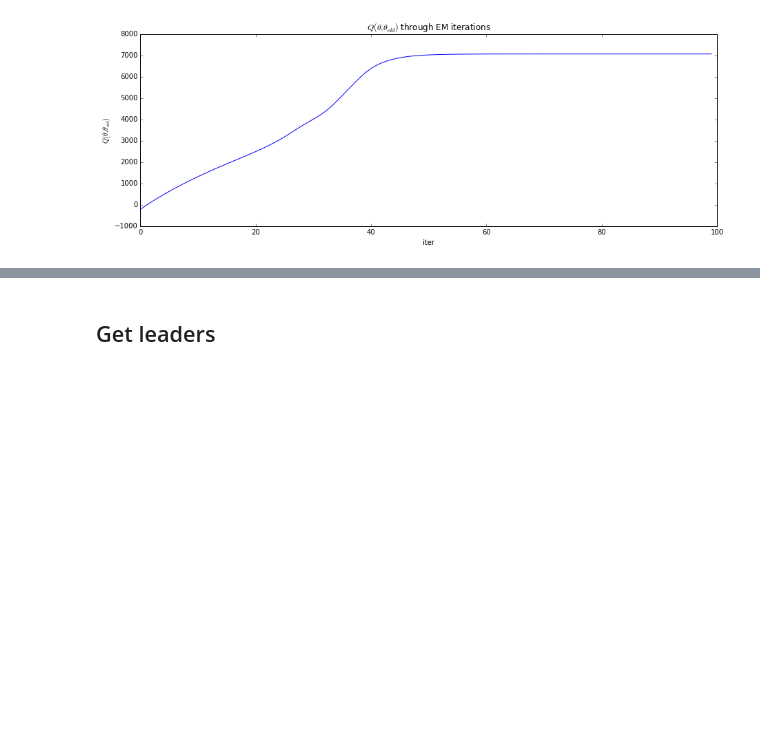
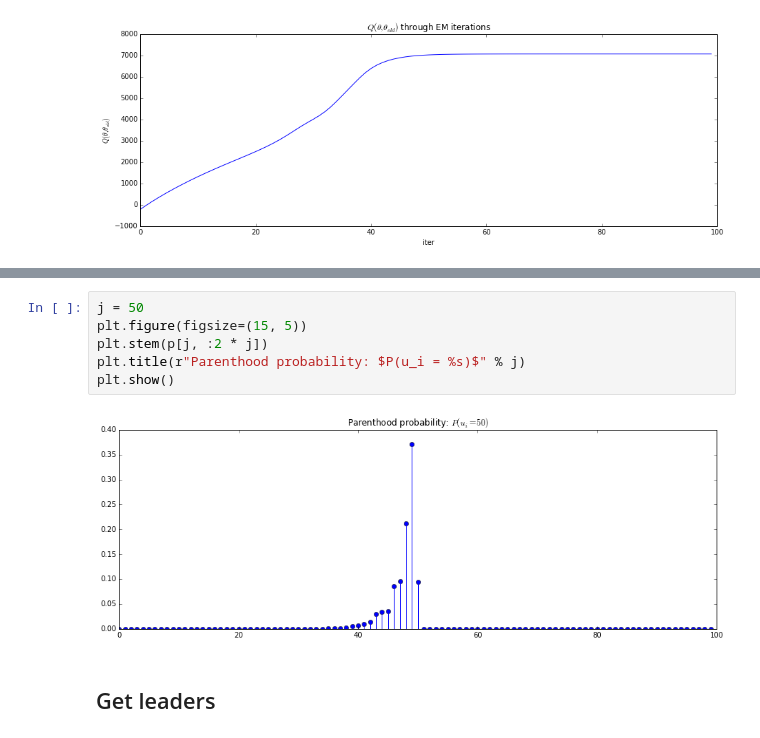
Before and after one commit to CompSquad/hawkes-clustering, a Jupyter notebook: Hawkes.ipynb, the cells around one changed output, grey strips where cells are left out. Drawn from its saved outputs; the diff is of its cells as text; blank space fills up the shorter version.

```diff
--- a/Hawkes.ipynb
+++ b/Hawkes.ipynb
@@ -65,3 +72,11 @@ plt.show()
+# %%
+j = 50
+plt.figure(figsize=(15, 5))
+plt.stem(p[j, :2 * j])
+plt.title(r"Parenthood probability: $P(u_i = %s)$" % j)
+plt.show()
+# %% [output]
+[figure, added]
 # %% [markdown]
 ## Get leaders
 # %%
```
Also changed, not shown: parts of 1 cell of this notebook, 1 other file.
